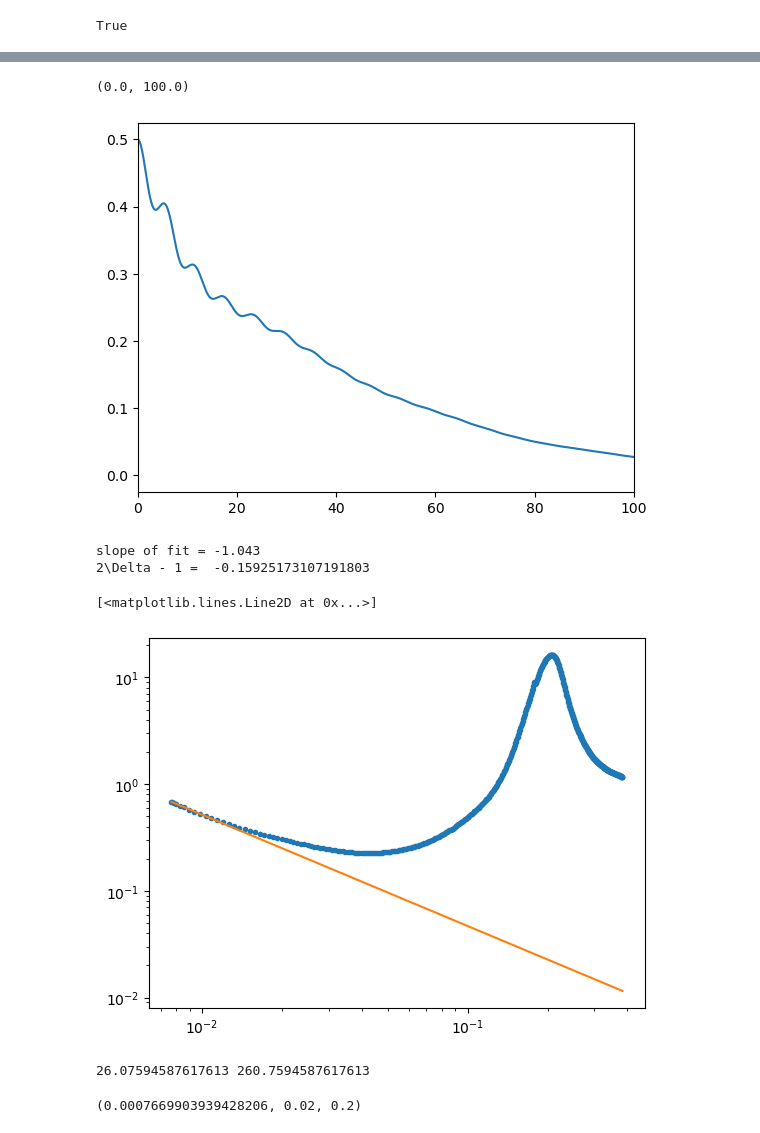
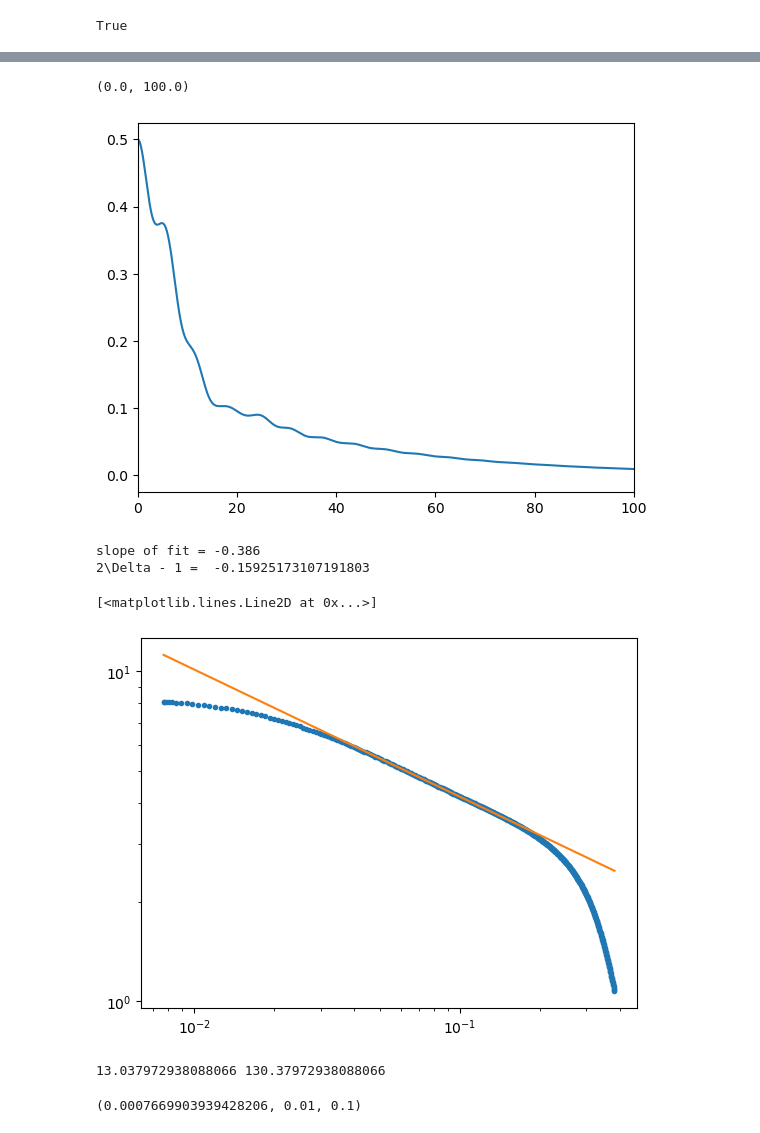
Before and after one commit to aravindhshankar/TwoSidedYSYK, a Jupyter notebook: Final Lap/RealTime2sideYSYK.ipynb, the cells around one changed output, grey strips where cells are left out. Saved outputs shown, nothing was run; the diff lists cells and outputs as text; code cells hidden in the pictures.

```diff
--- a/Final Lap/RealTime2sideYSYK.ipynb
+++ b/Final Lap/RealTime2sideYSYK.ipynb
@@ -15,7 +15,7 @@ testingscripts.realtimeFFT_validator() # Should return True
 True
 # %%
 g = 0.5
-beta = 50
+beta = 100
 mu = 0.
 r = 1.
 lamb = 10./beta
@@ -71,8 +71,9 @@ def RE_wormhole_YSYK_iterator(GDRomega,GODRomega,DDRomega,DODRomega,g,lamb,J,bet
         SigmaODomega,PiODomega = rhotosigma(rhoGOD,rhoDOD,M,dt,t,omega,g,beta,kappa=1,delta=eta)
         ####PiDOmega[M] = -1.0*r - omegar2 - eta**2
 
-        # if itern < 10 :
-        #     PiDomega[M] = -1.0*r - omegar2 - eta**2
+#         if itern < 10 :
+#             PiDomega[M] = -1.0*r - omegar2 - eta**2
+#             PiODomega[M] = 0
 
         detGmat = (omega+1j*eta + mu - SigmaDomega)**2 - (lamb - SigmaODomega)**2
         detDmat = ((omega+1j*eta)**2 - r - PiDomega)**2 - (J - PiODomega)**2
@@ -82,8 +83,8 @@ def RE_wormhole_YSYK_iterator(GDRomega,GODRomega,DDRomega,DODRomega,g,lamb,J,bet
         DDRomega = xDD*(((omega+1j*eta)**2 - r - PiDomega)/detDmat) + (1-xDD)*DDRoldomega
         DODRomega = xDOD*(-1.0*(J - PiODomega)/detDmat) + (1-xDOD)*DODRoldomega
 
-        if itern > 15 :
-            eta=dw*0.01
+        # if itern > 15 :
+        #     eta=dw*0.01
 
         diffGD = np. sqrt(np.sum((np.abs(GDRomega-GDRoldomega))**2)) #changed
         diffDD = np. sqrt(np.sum((np.abs(DDRomega-DDRoldomega))**2))
@@ -198,25 +202,25 @@ plt.plot(t,TLL)
 plt.xlim(0,100)
 # %% [output]
 (0.0, 100.0)
-[figure, old version]
+[figure, new version]
 # %%
 plt.loglog(np.abs(omega[M:M+500]+1j*eta), -np.imag(GDRomega)[M:M+500],'.')
 
-start = M+1
+start = M+90
 fitslice = slice(start, start + 10)
 functoplot = -np.imag(GDRomega)
 m,c = np.polyfit(np.log(np.abs(omega[fitslice]+1j*eta)), np.log(functoplot[fitslice]),1)
 print(f'slope of fit = {m:.03f}')
 print('2\Delta - 1 = ', 2*delta-1)
 plt.loglog(np.abs(omega[M:M+500]+1j*eta),np.exp(c)*np.abs(omega[M:M+500]+1j*eta)**m)
 # %% [output]
-slope of fit = -1.043
+slope of fit = -0.386
 2\Delta - 1 =  -0.15925173107191803
 [<matplotlib.lines.Line2D at 0x...>]
-[figure, old version]
+[figure, new version]
 # %%
 print(1/(beta*dw), lamb/dw)
 dw, 1/beta, lamb
 # %% [output]
-26.07594587617613 260.7594587617613
+13.037972938088066 130.37972938088066
-(0.0007669903939428206, 0.02, 0.2)
+(0.0007669903939428206, 0.01, 0.1)
```
Also changed, not shown: parts of 4 cells of this notebook.
